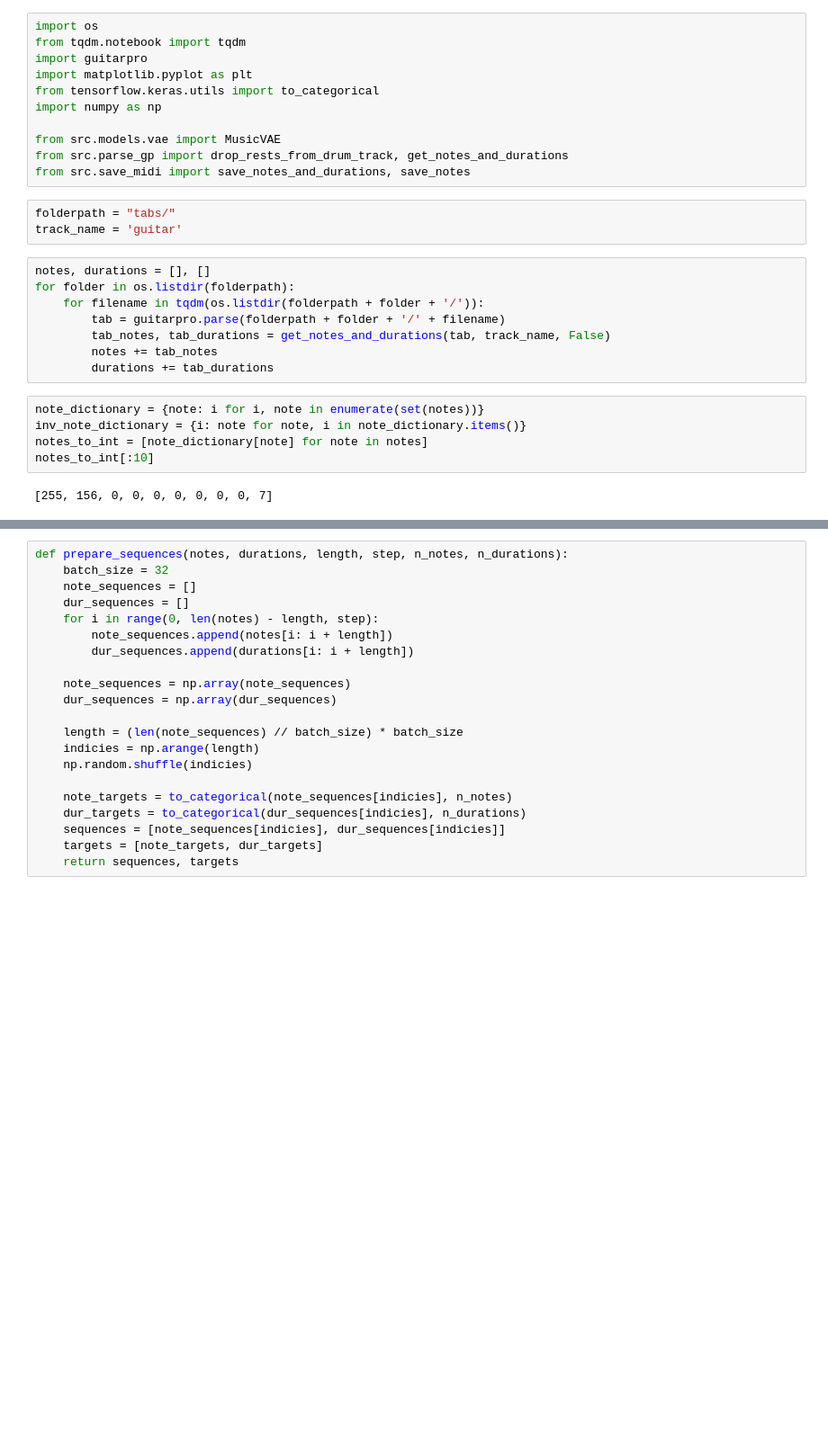
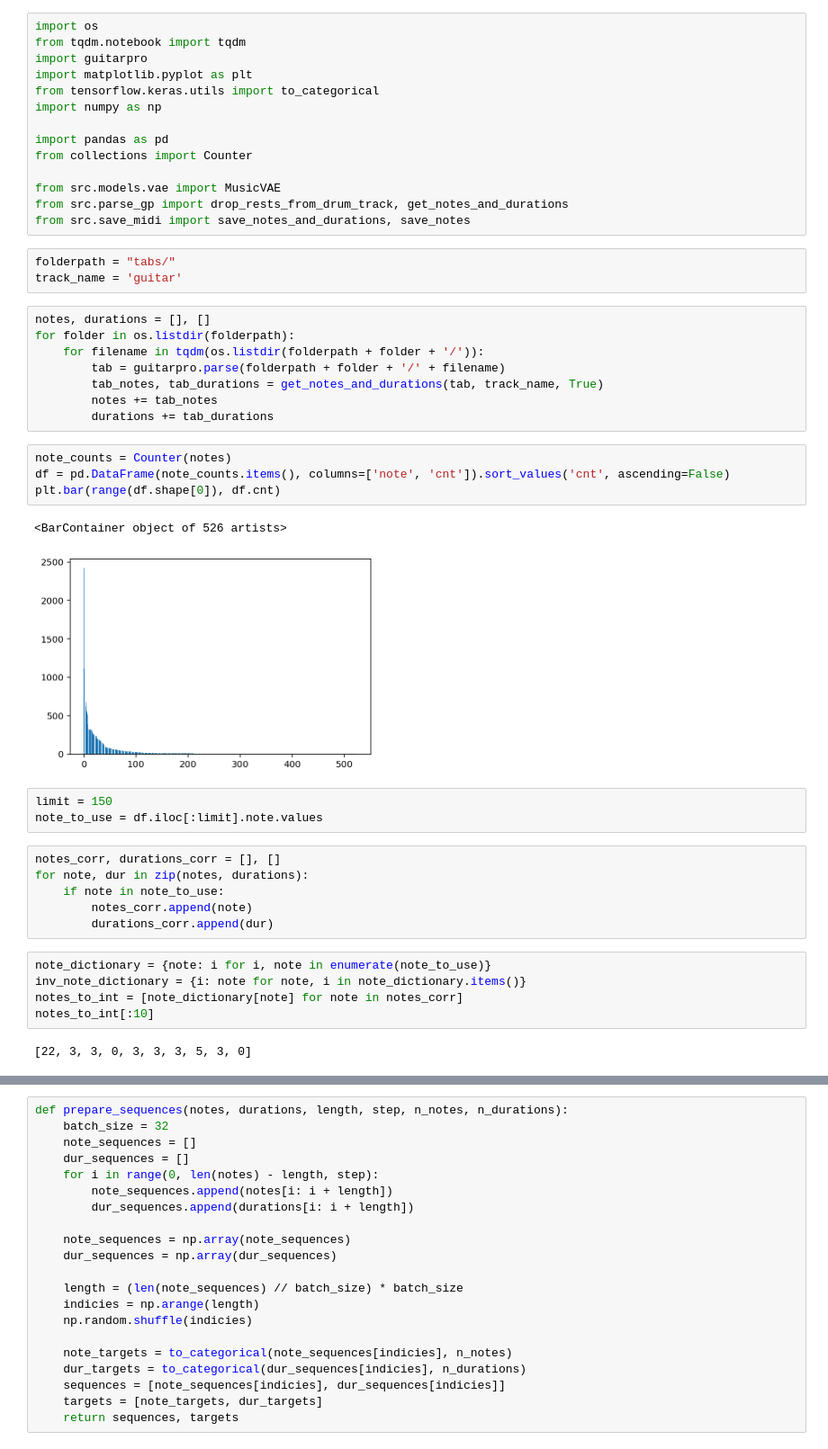
Before and after one commit to AlexBryl27/drum-generator, a Jupyter notebook: vae.ipynb, the cells around one changed output, grey strips where cells are left out. Shown at 90% size. Cells and saved outputs as stored; diff of their text form; blank space fills up the shorter version.

```diff
--- a/vae.ipynb
+++ b/vae.ipynb
@@ -6,6 +6,9 @@ import matplotlib.pyplot as plt
 from tensorflow.keras.utils import to_categorical
 import numpy as np
 
+import pandas as pd
+from collections import Counter
+
 from src.models.vae import MusicVAE
 from src.parse_gp import drop_rests_from_drum_track, get_notes_and_durations
 from src.save_midi import save_notes_and_durations, save_notes
@@ -17,14 +20,30 @@ notes, durations = [], []
 for folder in os.listdir(folderpath):
     for filename in tqdm(os.listdir(folderpath + folder + '/')):
         tab = guitarpro.parse(folderpath + folder + '/' + filename)
-        tab_notes, tab_durations = get_notes_and_durations(tab, track_name, False)
+        tab_notes, tab_durations = get_notes_and_durations(tab, track_name, True)
         notes += tab_notes
         durations += tab_durations
+# %%
+note_counts = Counter(notes)
+df = pd.DataFrame(note_counts.items(), columns=['note', 'cnt']).sort_values('cnt', ascending=False)
+plt.bar(range(df.shape[0]), df.cnt)
+# %% [output]
+<BarContainer object of 526 artists>
+[figure, added]
+# %%
+limit = 150
+note_to_use = df.iloc[:limit].note.values
+# %%
+notes_corr, durations_corr = [], []
+for note, dur in zip(notes, durations):
+    if note in note_to_use:
+        notes_corr.append(note)
+        durations_corr.append(dur)
 # %%
-note_dictionary = {note: i for i, note in enumerate(set(notes))}
+note_dictionary = {note: i for i, note in enumerate(note_to_use)}
 inv_note_dictionary = {i: note for note, i in note_dictionary.items()}
-notes_to_int = [note_dictionary[note] for note in notes]
+notes_to_int = [note_dictionary[note] for note in notes_corr]
 notes_to_int[:10]
 # %% [output]
-[255, 156, 0, 0, 0, 0, 0, 0, 0, 7]
+[22, 3, 3, 0, 3, 3, 3, 5, 3, 0]
 # %%
```
Also changed, not shown: parts of 8 cells of this notebook, 21 other files.
